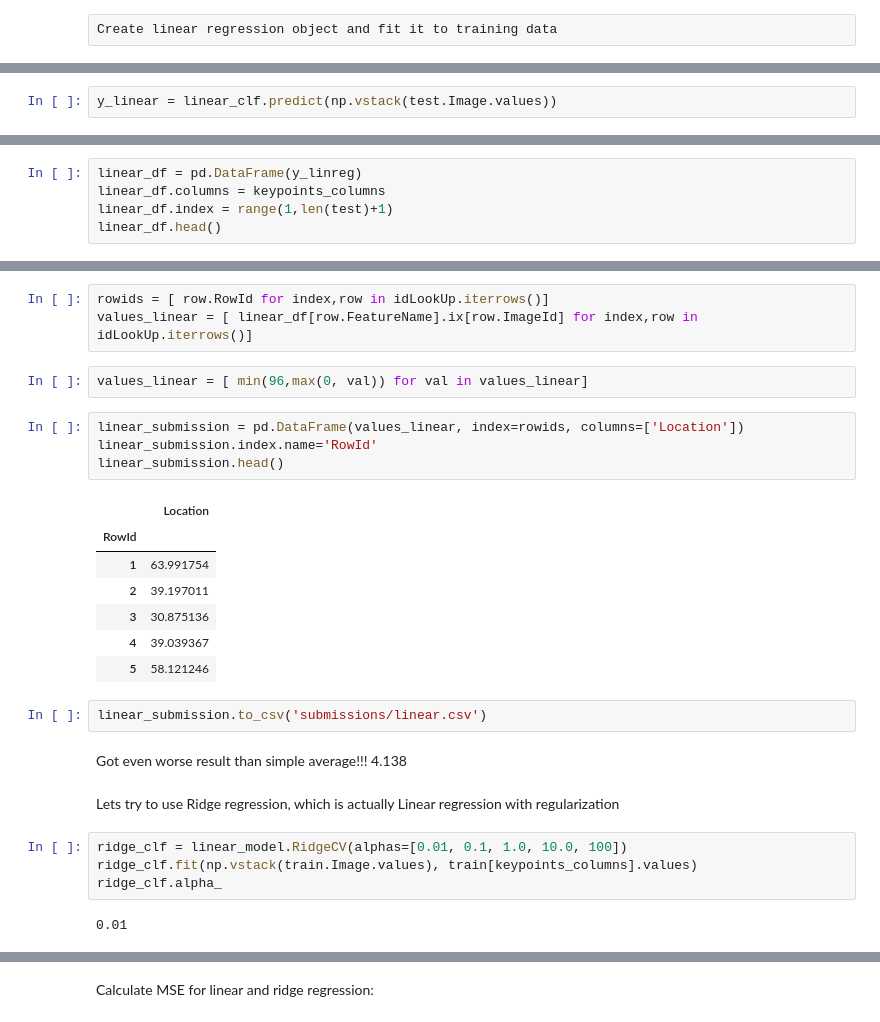
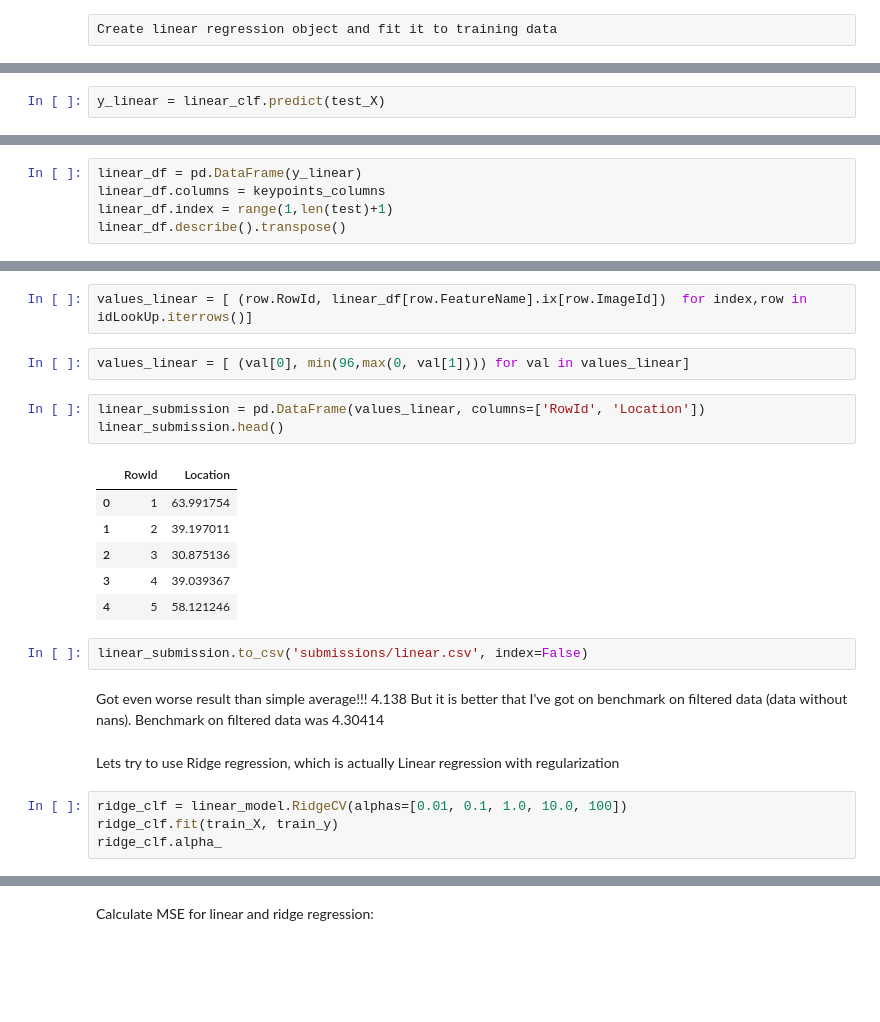
Before and after one commit to mdmitr/Kaggle_FacialKeypointsDetection, a Jupyter notebook: Facial Keypoints Detection.ipynb, the cells around one changed output, grey strips where cells are left out. Cells and saved outputs as stored; diff of their text form; blank space fills up the shorter version.

```diff
--- a/Facial Keypoints Detection.ipynb
+++ b/Facial Keypoints Detection.ipynb
@@ -115,3 +159,3 @@ LinearRegression(copy_X=True, fit_intercept=True, n_jobs=1, normalize=False)
 # %%
-y_linear = linear_clf.predict(np.vstack(test.Image.values))
+y_linear = linear_clf.predict(test_X)
 # %%
@@ -120,8 +164,8 @@ plot_test(y_linear, 30)
 [interactive output not drawn]
 [interactive output not drawn]
 # %%
-linear_df = pd.DataFrame(y_linreg)
+linear_df = pd.DataFrame(y_linear)
 linear_df.columns = keypoints_columns
 linear_df.index = range(1,len(test)+1)
-linear_df.head()
+linear_df.describe().transpose()
 # %% [output]
@@ -135,30 +199,26 @@ linear_df.head()
 # %%
-rowids = [ row.RowId for index,row in idLookUp.iterrows()]
-values_linear = [ linear_df[row.FeatureName].ix[row.ImageId] for index,row in idLookUp.iterrows()]
+values_linear = [ (row.RowId, linear_df[row.FeatureName].ix[row.ImageId])  for index,row in idLookUp.iterrows()]
 # %%
-values_linear = [ min(96,max(0, val)) for val in values_linear]
+values_linear = [ (val[0], min(96,max(0, val[1]))) for val in values_linear]
 # %%
-linear_submission = pd.DataFrame(values_linear, index=rowids, columns=['Location'])
-linear_submission.index.name='RowId'
+linear_submission = pd.DataFrame(values_linear, columns=['RowId', 'Location'])
 linear_submission.head()
 # %% [output]
-|  | Location |
-| RowId |  |
-| 1 | 63.991754 |
-| 2 | 39.197011 |
-| 3 | 30.875136 |
-| 4 | 39.039367 |
-| 5 | 58.121246 |
+|  | RowId | Location |
+| 0 | 1 | 63.991754 |
+| 1 | 2 | 39.197011 |
+| 2 | 3 | 30.875136 |
+| 3 | 4 | 39.039367 |
+| 4 | 5 | 58.121246 |
 # %%
-linear_submission.to_csv('submissions/linear.csv')
+linear_submission.to_csv('submissions/linear.csv', index=False)
-# %% [markdown]
-Got even worse result than simple average!!! 4.138
+# %% [markdown]
+Got even worse result than simple average!!! 4.138
+But it is better that I've got on benchmark on filtered data (data without nans). Benchmark on filtered data was 4.30414
 # %% [markdown]
 Lets try to use Ridge regression, which is actually Linear regression with regularization
 # %%
 ridge_clf = linear_model.RidgeCV(alphas=[0.01, 0.1, 1.0, 10.0, 100])
-ridge_clf.fit(np.vstack(train.Image.values), train[keypoints_columns].values)
+ridge_clf.fit(train_X, train_y)
 ridge_clf.alpha_
-# %% [output]
-0.01
 # %%
```
Also changed, not shown: parts of 26 cells of this notebook.
